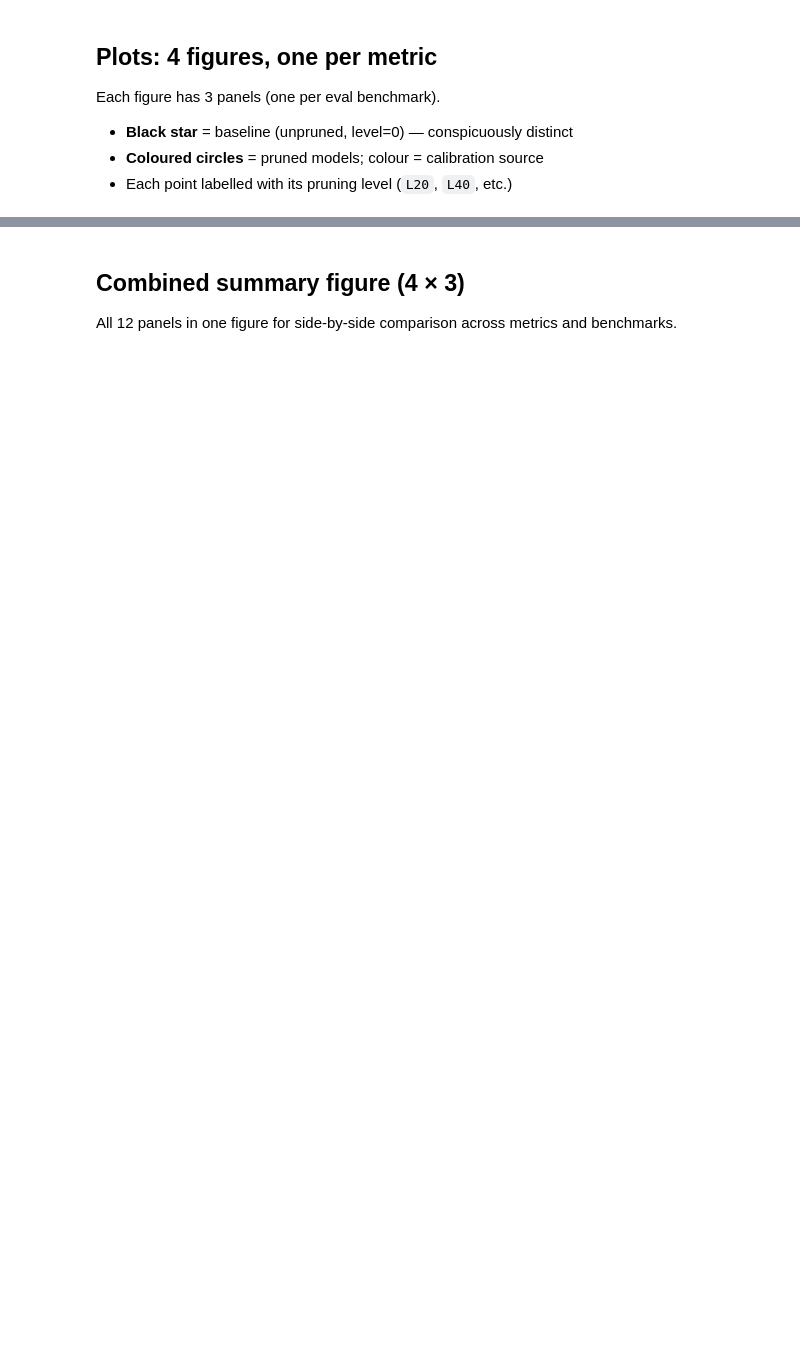
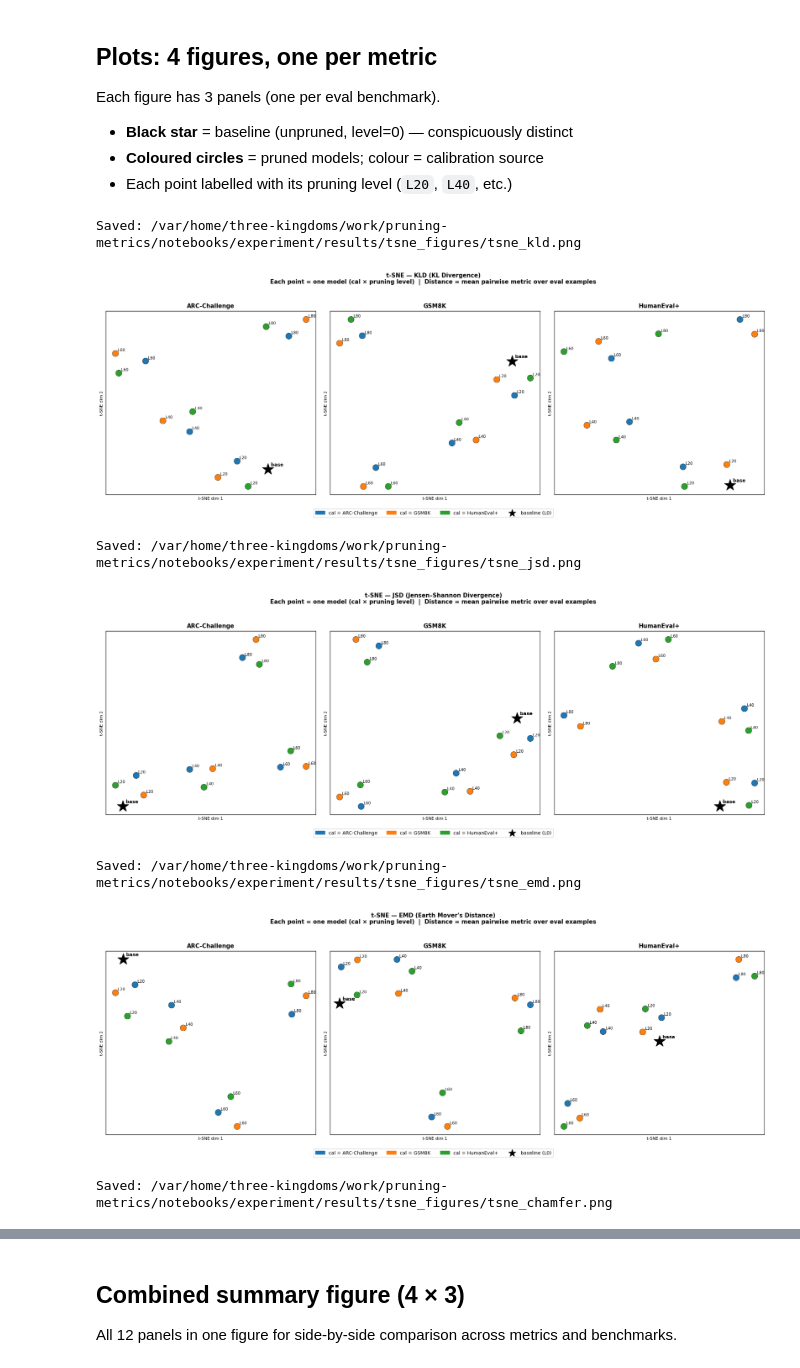
Before and after one commit to rengzhengcodes/pruning-metrics, a Jupyter notebook: notebooks/experiment/05_tsne.ipynb, the cells around one changed output, grey strips where cells are left out. Cells and saved outputs as stored; diff of their text form; code cells hidden in the pictures; blank space fills up the shorter version.

Commit message:
new tsne

```diff
--- a/notebooks/experiment/05_tsne.ipynb
+++ b/notebooks/experiment/05_tsne.ipynb
@@ -314,24 +311,17 @@ tsne_results: dict[str, dict[str, np.ndarray]] = {}
 for eval_bench in DATASETS:
     tsne_results[eval_bench] = {}
     for metric_name in METRIC_NAMES:
-        X, row_meta = model_matrices[eval_bench][metric_name]
-
-        # Replace any NaN rows with zeros (should not occur with complete cache)
-        X_clean = np.where(np.isnan(X), 0.0, X)
-
-        X_scaled = StandardScaler().fit_transform(X_clean)
+        D, row_meta = pairwise_matrices[eval_bench][metric_name]
 
         tsne = TSNE(
             n_components=2,
             perplexity=4,
             max_iter=2000,
-            init="pca",
+            metric="precomputed",
+            init="random",
             random_state=42,
             n_jobs=1,
         )
-        emb = tsne.fit_transform(X_scaled)
+        emb = tsne.fit_transform(D)
         tsne_results[eval_bench][metric_name] = emb
-        print(
-            f"  {eval_bench}/{metric_name}: "
-            f"kl_divergence_={tsne.kl_divergence_:.4f}"
-        )
+        print(f"  {eval_bench}/{metric_name}: kl_divergence_={tsne.kl_divergence_:.4f}")
@@ -357,68 +360,63 @@ for metric_name in METRIC_NAMES:
     fig, axes = plt.subplots(1, 3, figsize=(18, 6))
 
     for ax, eval_bench in zip(axes, DATASETS):
-        emb      = tsne_results[eval_bench][metric_name]  # (13, 2)
-        row_meta = model_matrices[eval_bench][metric_name][1]  # list of 13 dicts
+        emb      = tsne_results[eval_bench][metric_name]
+        row_meta = pairwise_matrices[eval_bench][metric_name][1]
 
-        # ── Baseline (row 0) ──────────────────────────────────────────────────
         ax.scatter(
             emb[0, 0], emb[0, 1],
             c="black", marker="*", s=500,
-            zorder=5, label="baseline (L0)",
+            zorder=5,
         )
         ax.annotate(
-            "base",
-            (emb[0, 0], emb[0, 1]),
+            "base", (emb[0, 0], emb[0, 1]),
             xytext=(6, 6), textcoords="offset points",
             fontsize=9, fontweight="bold",
         )
-
-        # ── Pruned models (rows 1–12) ─────────────────────────────────────────
         for i, meta in enumerate(row_meta[1:], start=1):
             color = CAL_COLORS[meta["cal"]]
             ax.scatter(
                 emb[i, 0], emb[i, 1],
                 c=color, s=140,
                 zorder=3, edgecolors="k", linewidths=0.4,
             )
             ax.annotate(
-                f"L{meta['level']}",
-                (emb[i, 0], emb[i, 1]),
-                xytext=(5, 4), textcoords="offset points",
-                fontsize=7.5,
+                f"L{meta['level']}", (emb[i, 0], emb[i, 1]),
+                xytext=(5, 4), textcoords="offset points", fontsize=7.5,
             )
 
         ax.set_title(BENCHMARK_LABELS[eval_bench], fontsize=11, fontweight="bold")
         ax.set_xlabel("t-SNE dim 1", fontsize=8)
         ax.set_ylabel("t-SNE dim 2", fontsize=8)
         ax.set_xticks([])
         ax.set_yticks([])
 
-    # ── Shared legend ─────────────────────────────────────────────────────────
     legend_handles = [
         mpatches.Patch(color=CAL_COLORS[cal], label=f"cal = {BENCHMARK_LABELS[cal]}")
         for cal in DATASETS
     ]
-    legend_handles.append(
-        plt.scatter([], [], c="black", marker="*", s=200, label="baseline (L0)")
-    )
+    legend_handles.append(plt.scatter([], [], c="black", marker="*", s=200, label="baseline (L0)"))
     fig.legend(
         handles=legend_handles,
-        loc="lower center",
-        ncol=4,
-        fontsize=9,
-        bbox_to_anchor=(0.5, -0.06),
-        frameon=True,
+        loc="lower center", ncol=4, fontsize=9,
+        bbox_to_anchor=(0.5, -0.06), frameon=True,
     )
     fig.suptitle(
         f"t-SNE — {METRIC_TITLES[metric_name]}\n"
-        "Each point = one model (calibration source × pruning level)  |  "
-        "Feature = per-example metric values across benchmark",
+        "Each point = one model (cal × pruning level)  |  "
+        "Distance = mean pairwise metric over eval examples",
         fontsize=11, fontweight="bold", y=1.03,
     )
     fig.tight_layout()
-
     out_path = FIGURES_DIR / f"tsne_{metric_name}.png"
     fig.savefig(out_path, dpi=150, bbox_inches="tight")
     print(f"Saved: {out_path}")
     plt.show()
+# %% [output]
+Saved: /var/home/three-kingdoms/work/pruning-metrics/notebooks/experiment/results/tsne_figures/tsne_kld.png
+[figure, added]
+Saved: /var/home/three-kingdoms/work/pruning-metrics/notebooks/experiment/results/tsne_figures/tsne_jsd.png
+[figure, added]
+Saved: /var/home/three-kingdoms/work/pruning-metrics/notebooks/experiment/results/tsne_figures/tsne_emd.png
+[figure, added]
+Saved: /var/home/three-kingdoms/work/pruning-metrics/notebooks/experiment/results/tsne_figures/tsne_chamfer.png
```
Also changed, not shown: parts of 13 cells of this notebook.
